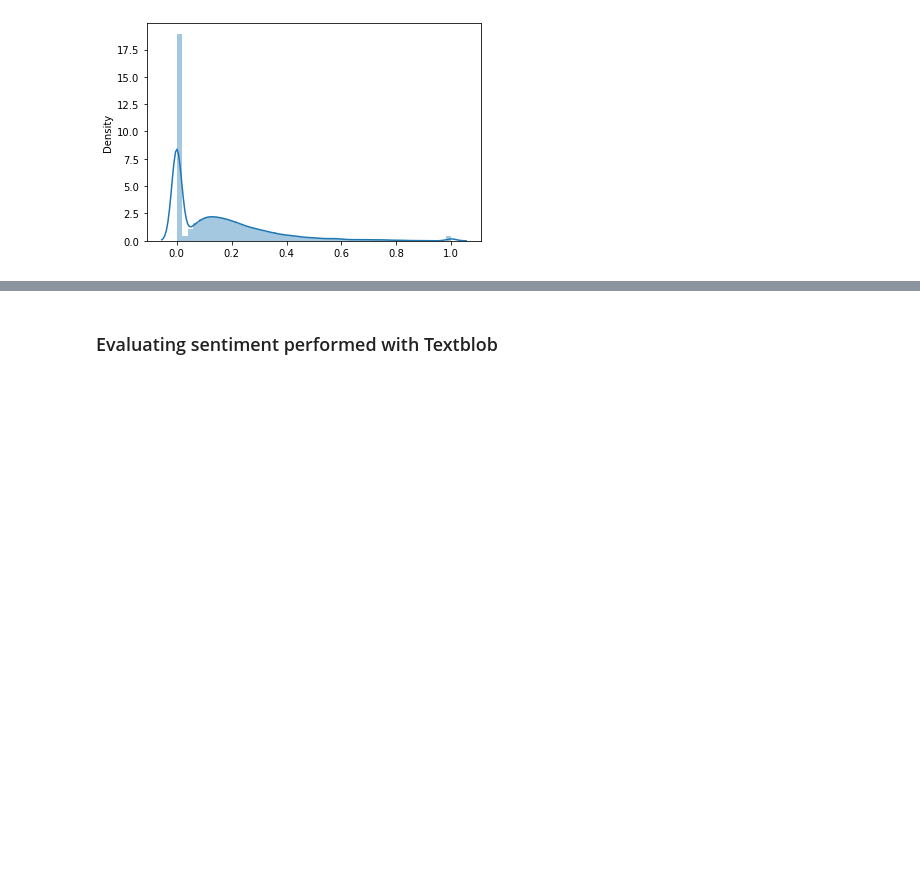
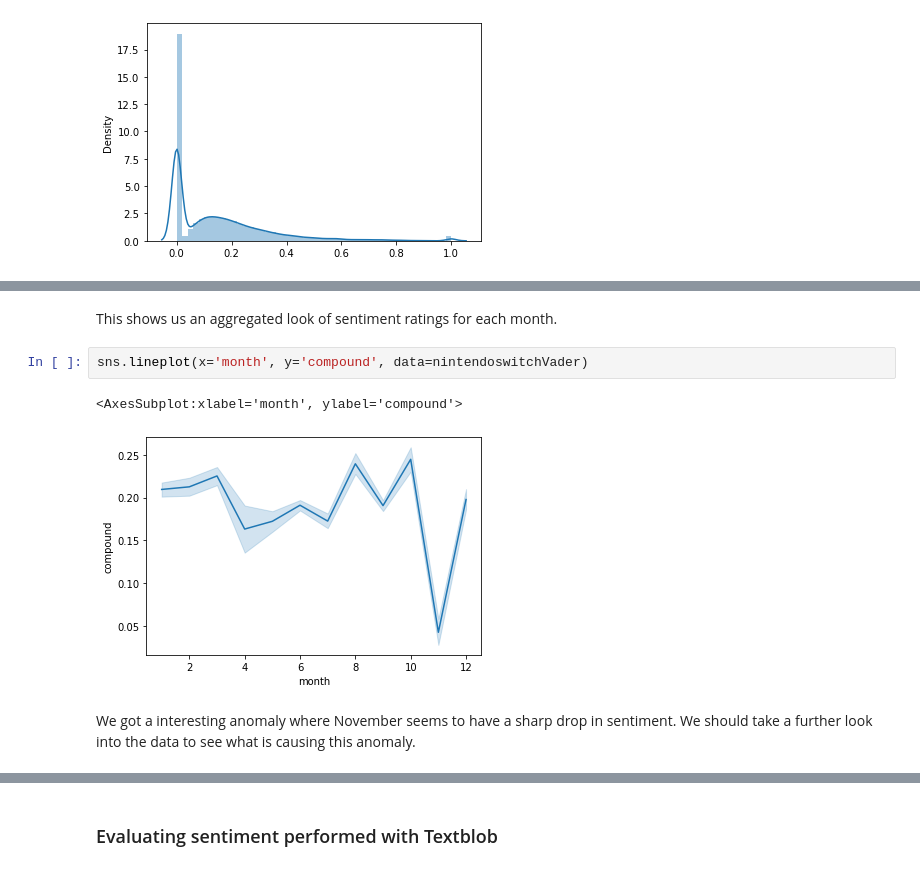
Before and after one commit to micoooo/Sentiment-Analysis, a Jupyter notebook: notebook/evaluation.ipynb, the cells around one changed output, grey strips where cells are left out. Cells and saved outputs as stored; diff of their text form; blank space fills up the shorter version.

```diff
--- a/notebook/evaluation.ipynb
+++ b/notebook/evaluation.ipynb
@@ -41,0 +82,9 @@ sns.distplot(nintendoswitchVader[["pos"]])
+# %% [markdown]
+This shows us an aggregated look of sentiment ratings for each month.
+# %%
+sns.lineplot(x='month', y='compound', data=nintendoswitchVader)
+# %% [output]
+<AxesSubplot:xlabel='month', ylabel='compound'>
+[figure, added]
+# %% [markdown]
+We got a interesting anomaly where November seems to have a sharp drop in sentiment. We should take a further look into the data to see what is causing this anomaly.
```
Also changed, not shown: parts of 15 cells of this notebook.
